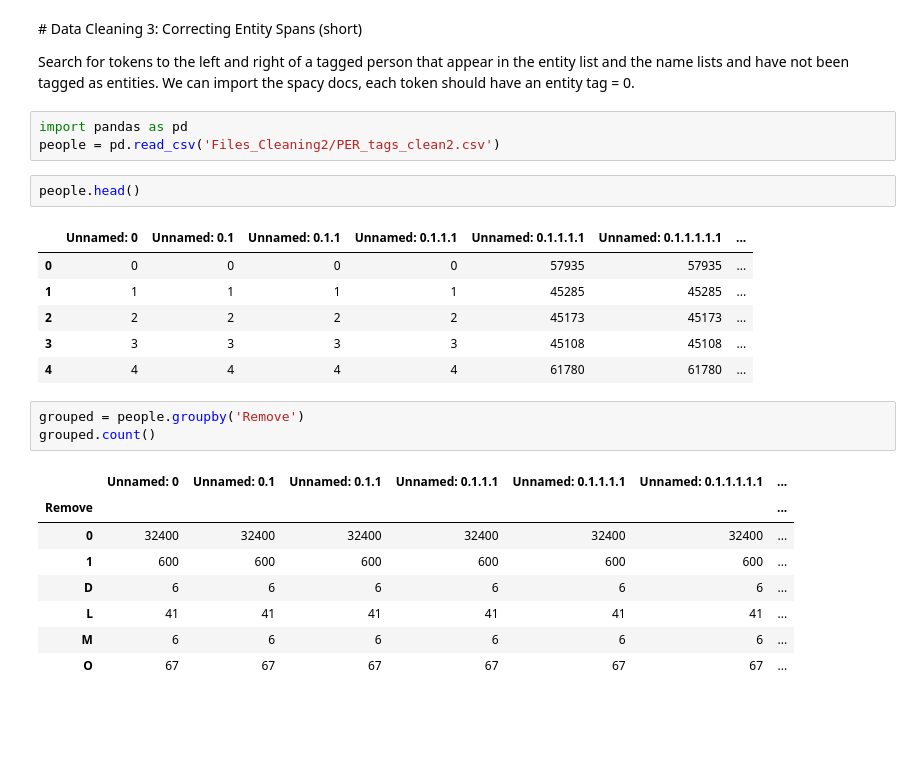
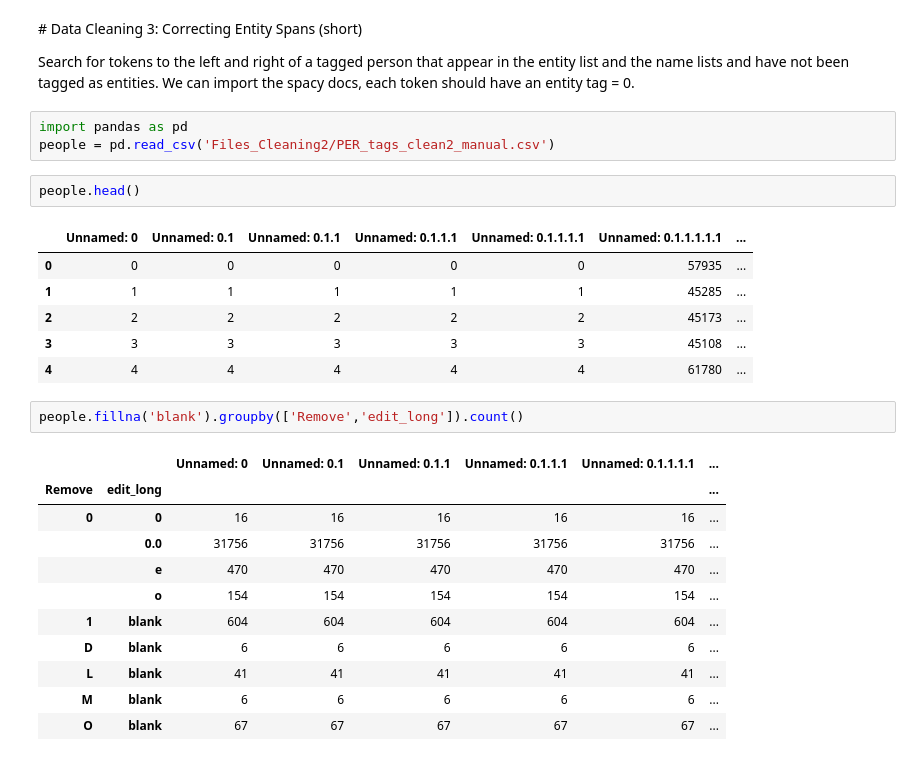
Before and after one commit to FelipeAdeT/SevilleDataProcessing, a Jupyter notebook: Data Cleaning/Data Cleaning 3 Correcting Entity Spans.ipynb, the cells around one changed output. Saved outputs shown, nothing was run; the diff lists cells and outputs as text; blank space fills up the shorter version.

```diff
--- a/Data Cleaning/Data Cleaning 3 Correcting Entity Spans.ipynb
+++ b/Data Cleaning/Data Cleaning 3 Correcting Entity Spans.ipynb
@@ -4,25 +4,27 @@
 Search for tokens to the left and right of a tagged person that appear in the entity list and the name lists and have not been tagged as entities. We can import the spacy docs, each token should have an entity tag = 0.
 # %%
 import pandas as pd
-people = pd.read_csv('Files_Cleaning2/PER_tags_clean2.csv')
+people = pd.read_csv('Files_Cleaning2/PER_tags_clean2_manual.csv')
 # %%
 people.head()
 # %% [output]
 |  | Unnamed: 0 | Unnamed: 0.1 | Unnamed: 0.1.1 | Unnamed: 0.1.1.1 | Unnamed: 0.1.1.1.1 | Unnamed: 0.1.1.1.1.1 | ... |
-| 0 | 0 | 0 | 0 | 0 | 57935 | 57935 | ... |
-| 1 | 1 | 1 | 1 | 1 | 45285 | 45285 | ... |
-| 2 | 2 | 2 | 2 | 2 | 45173 | 45173 | ... |
-| 3 | 3 | 3 | 3 | 3 | 45108 | 45108 | ... |
-| 4 | 4 | 4 | 4 | 4 | 61780 | 61780 | ... |
+| 0 | 0 | 0 | 0 | 0 | 0 | 57935 | ... |
+| 1 | 1 | 1 | 1 | 1 | 1 | 45285 | ... |
+| 2 | 2 | 2 | 2 | 2 | 2 | 45173 | ... |
+| 3 | 3 | 3 | 3 | 3 | 3 | 45108 | ... |
+| 4 | 4 | 4 | 4 | 4 | 4 | 61780 | ... |
 # %%
-grouped = people.groupby('Remove')
-grouped.count()
+people.fillna('blank').groupby(['Remove','edit_long']).count()
 # %% [output]
-|  | Unnamed: 0 | Unnamed: 0.1 | Unnamed: 0.1.1 | Unnamed: 0.1.1.1 | Unnamed: 0.1.1.1.1 | Unnamed: 0.1.1.1.1.1 | ... |
-| Remove |  |  |  |  |  |  | ... |
-| 0 | 32400 | 32400 | 32400 | 32400 | 32400 | 32400 | ... |
-| 1 | 600 | 600 | 600 | 600 | 600 | 600 | ... |
-| D | 6 | 6 | 6 | 6 | 6 | 6 | ... |
-| L | 41 | 41 | 41 | 41 | 41 | 41 | ... |
-| M | 6 | 6 | 6 | 6 | 6 | 6 | ... |
-| O | 67 | 67 | 67 | 67 | 67 | 67 | ... |
+|  |  | Unnamed: 0 | Unnamed: 0.1 | Unnamed: 0.1.1 | Unnamed: 0.1.1.1 | Unnamed: 0.1.1.1.1 | ... |
+| Remove | edit_long |  |  |  |  |  | ... |
+| 0 | 0 | 16 | 16 | 16 | 16 | 16 | ... |
+|  | 0.0 | 31756 | 31756 | 31756 | 31756 | 31756 | ... |
+|  | e | 470 | 470 | 470 | 470 | 470 | ... |
+|  | o | 154 | 154 | 154 | 154 | 154 | ... |
+| 1 | blank | 604 | 604 | 604 | 604 | 604 | ... |
+| D | blank | 6 | 6 | 6 | 6 | 6 | ... |
+| L | blank | 41 | 41 | 41 | 41 | 41 | ... |
+| M | blank | 6 | 6 | 6 | 6 | 6 | ... |
+| O | blank | 67 | 67 | 67 | 67 | 67 | ... |
```
Also changed, not shown: parts of 21 cells of this notebook, 14 other files.
